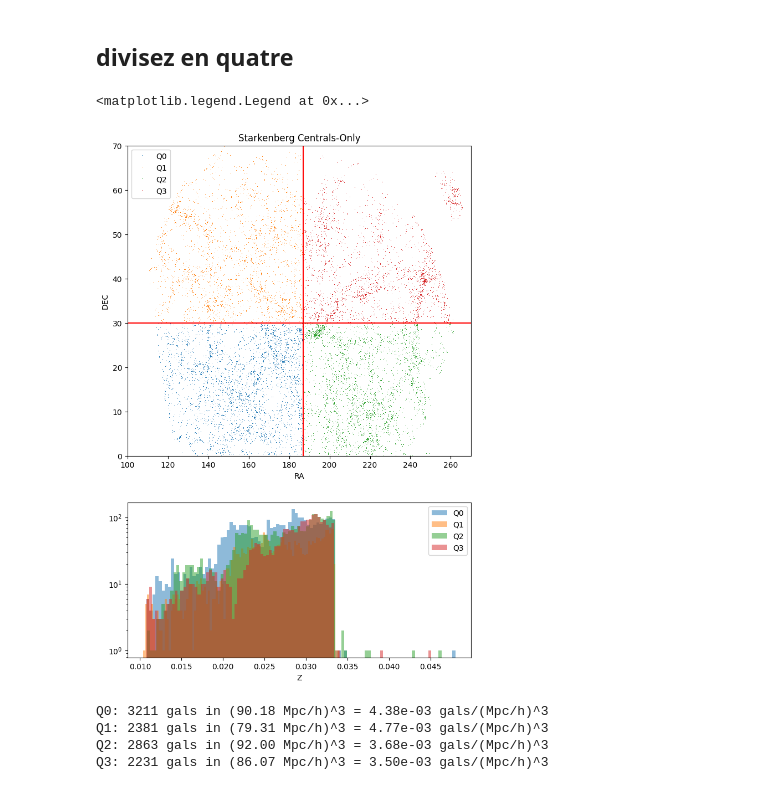
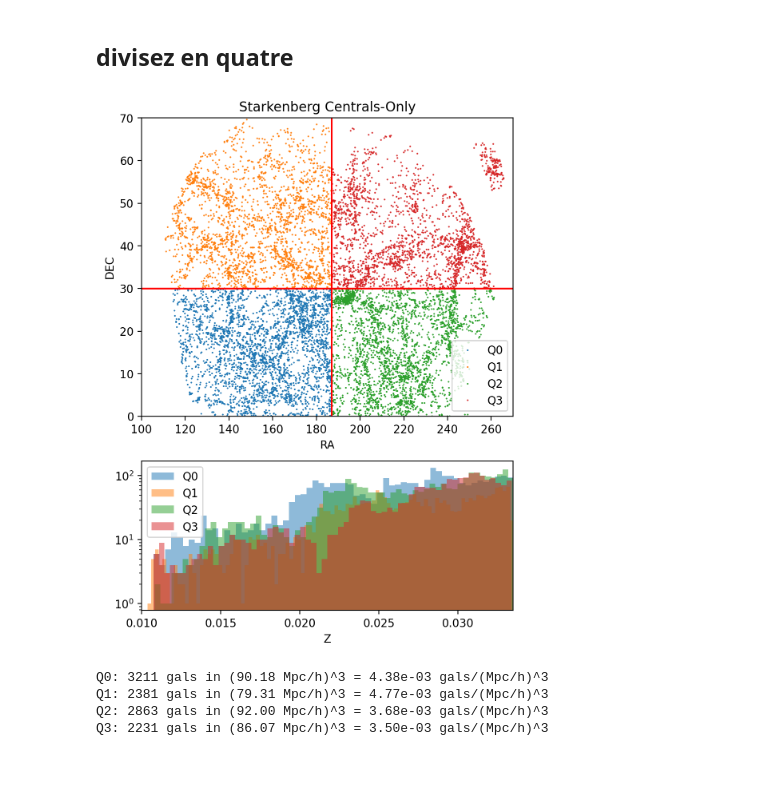
Before and after one commit to maho3/ltu-connect, a Jupyter notebook: sdss_mgs/explore_mgs.ipynb, the cells around one changed output. Cells and saved outputs as stored; diff of their text form; code cells hidden in the pictures.

```diff
--- a/sdss_mgs/explore_mgs.ipynb
+++ b/sdss_mgs/explore_mgs.ipynb
@@ -236,33 +236,33 @@ def label_quadrants(dat):
 data['bin'] = label_quadrants(data)
 datatj['bin'] = label_quadrants(datatj)
 # %%
-f = plt.figure(figsize=(8,12))
+f = plt.figure(figsize=(6,8), dpi=200)
 gs = f.add_gridspec(2,1, height_ratios=[1,0.5])
 
 # tjitske
 ax = f.add_subplot(gs[0])
 for i in range(4):
     mask = datatj['bin'] == i
-    ax.plot(datatj[mask]['RA'], datatj[mask]['DEC'], ',', alpha=1, label=f'Q{i}')
+    ax.plot(datatj[mask]['RA'], datatj[mask]['DEC'], '.', markersize=1, label=f'Q{i}')
 ax.legend()
 ax.set_xlim(rae)
 ax.set_ylim(dece)
 ax.set_xlabel('RA')
 ax.set_ylabel('DEC')
 ax.set_title(f'Starkenberg Centrals-Only')
 ax.axvline(ramid, color='r')
 ax.axhline(decmid, color='r')
 
 ax = f.add_subplot(gs[1])
 for i in range(4):
     mask = datatj['bin'] == i
     ax.hist(datatj[mask]['Z'], bins=100, alpha=0.5, label=f'Q{i}')
 ax.set_xlabel('Z')
+ax.set_xlim(0.01, 0.0335)
 ax.semilogy()
-ax.legend()
+ax.legend();
 # %% [output]
-<matplotlib.legend.Legend at 0x...>
-[figure, old version]
+[figure, new version]
 # %%
 # measure volume of each bin
 for i in range(4):
```
Also changed, not shown: 4 other files.
